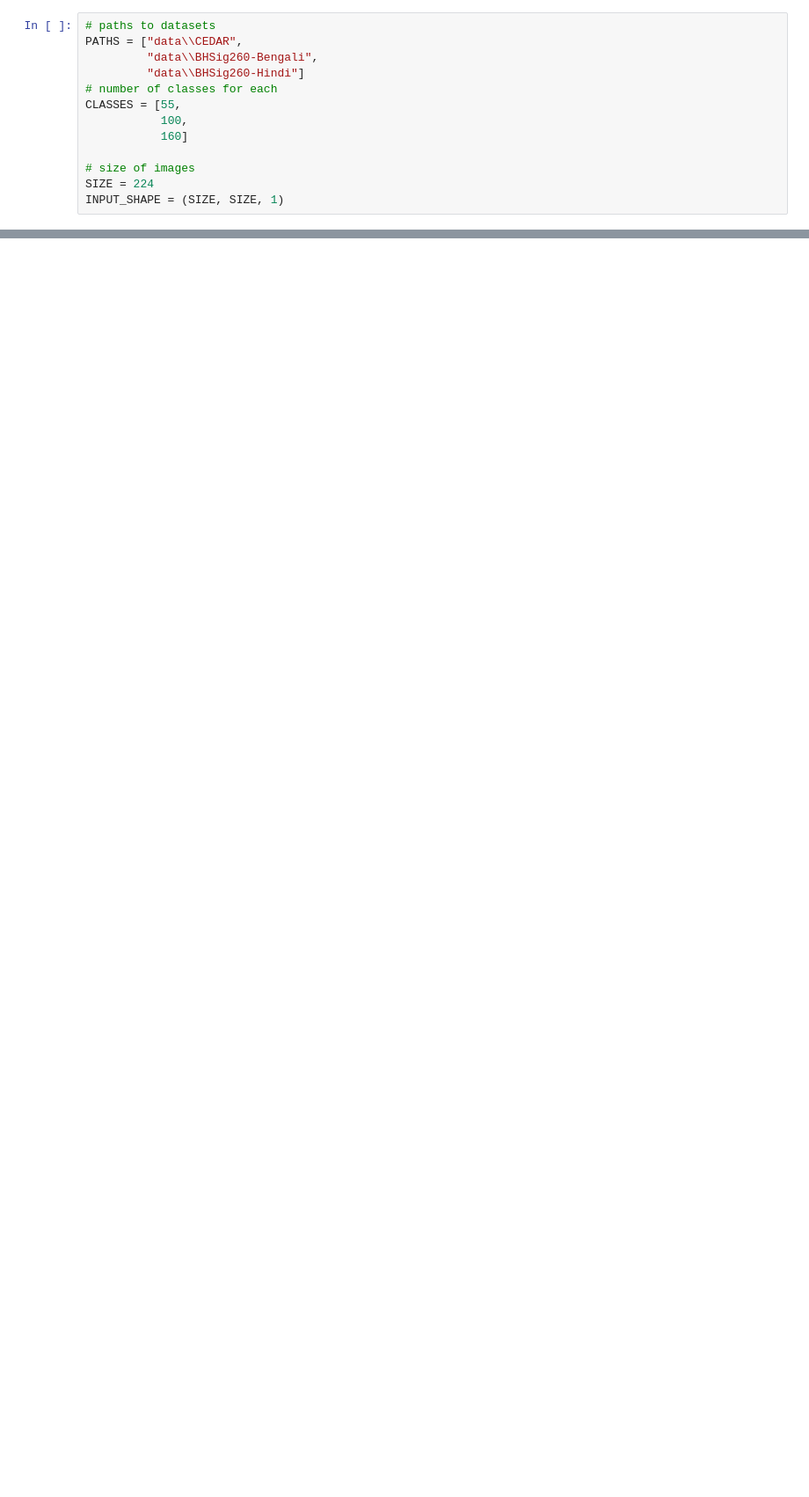
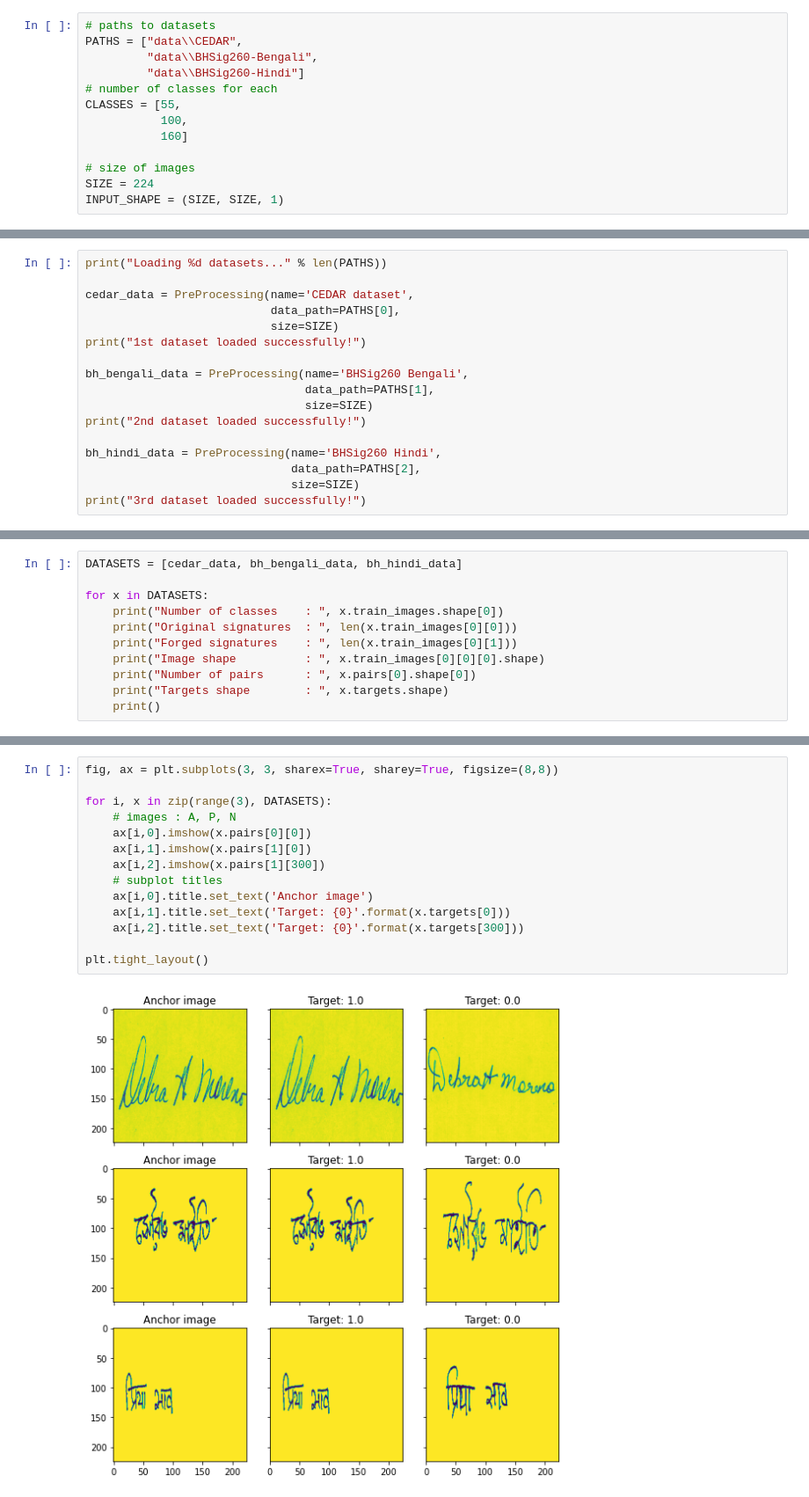
Before and after one commit to MED-YAHYAOUI/SignatureVerification-1, a Jupyter notebook: siamese_CNN.ipynb, the cells around one changed output, grey strips where cells are left out. Shown: that part at 88% size. Cells and saved outputs as stored; diff of their text form; blank space fills up the shorter version.

```diff
--- a/siamese_CNN.ipynb
+++ b/siamese_CNN.ipynb
@@ -301,0 +48,17 @@ plt.show()
+# %%
+print("Loading %d datasets..." % len(PATHS))
+
+cedar_data = PreProcessing(name='CEDAR dataset',
+                           data_path=PATHS[0],
+                           size=SIZE)
+print("1st dataset loaded successfully!")
+
+bh_bengali_data = PreProcessing(name='BHSig260 Bengali',
+                                data_path=PATHS[1],
+                                size=SIZE)
+print("2nd dataset loaded successfully!")
+
+bh_hindi_data = PreProcessing(name='BHSig260 Hindi',
+                              data_path=PATHS[2],
+                              size=SIZE)
+print("3rd dataset loaded successfully!")
@@ -301,0 +70,11 @@ plt.show()
+# %%
+DATASETS = [cedar_data, bh_bengali_data, bh_hindi_data]
+
+for x in DATASETS:
+    print("Number of classes    : ", x.train_images.shape[0])
+    print("Original signatures  : ", len(x.train_images[0][0]))
+    print("Forged signatures    : ", len(x.train_images[0][1]))
+    print("Image shape          : ", x.train_images[0][0][0].shape)
+    print("Number of pairs      : ", x.pairs[0].shape[0])
+    print("Targets shape        : ", x.targets.shape)
+    print()
@@ -301,0 +102,16 @@ plt.show()
+# %%
+fig, ax = plt.subplots(3, 3, sharex=True, sharey=True, figsize=(8,8))
+
+for i, x in zip(range(3), DATASETS):
+    # images : A, P, N
+    ax[i,0].imshow(x.pairs[0][0])
+    ax[i,1].imshow(x.pairs[1][0])
+    ax[i,2].imshow(x.pairs[1][300])
+    # subplot titles
+    ax[i,0].title.set_text('Anchor image')
+    ax[i,1].title.set_text('Target: {0}'.format(x.targets[0]))
+    ax[i,2].title.set_text('Target: {0}'.format(x.targets[300]))
+
+plt.tight_layout()
+# %% [output]
+[figure, added]
```
Also changed, not shown: parts of 54 cells of this notebook, 8 other files.
